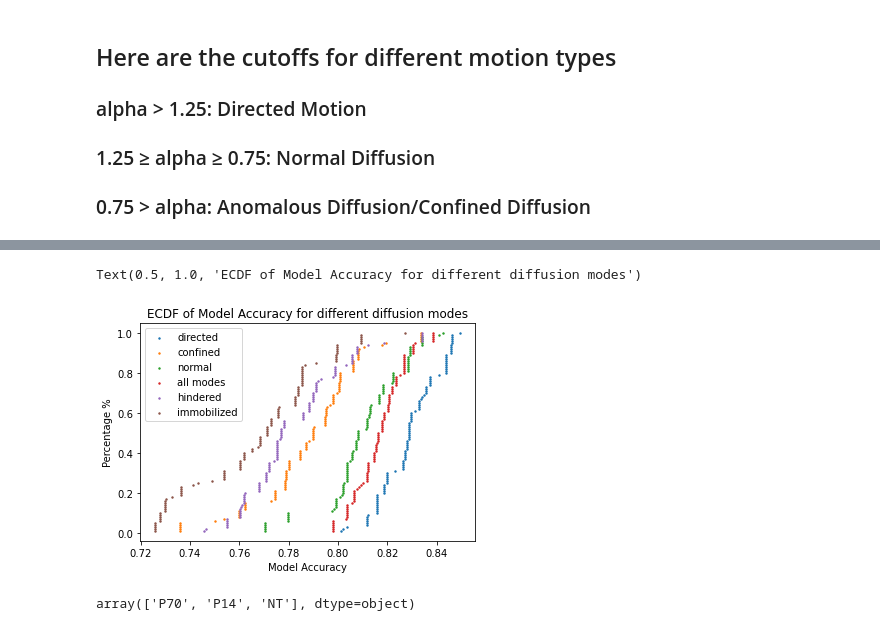
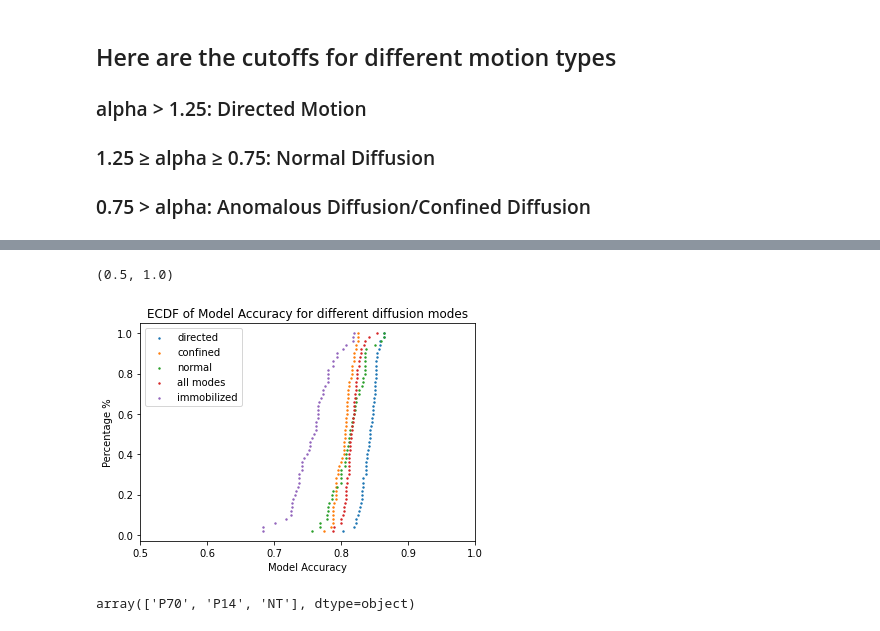
Before and after one commit to Nance-Lab/diff_predictor, a Jupyter notebook: notebooks/diff_mode_analysis.ipynb, the cells around one changed output, grey strips where cells are left out. Drawn from its saved outputs; the diff is of its cells as text; code cells hidden in the pictures.

```diff
--- a/notebooks/diff_mode_analysis.ipynb
+++ b/notebooks/diff_mode_analysis.ipynb
@@ -147,36 +147,36 @@ fig, axes = plt.subplots(1,3, sharey=True, figsize=(8,6))
 
 
 for i, unique_class in enumerate(ecm[target].unique()):
-    labels = ['directed', 'normal', 'confined', 'hindered', 'immobilized']
+    labels = ['directed', 'normal', 'constrained', 'immobilized']
     percentages = []
     #bins=200
     # print(f'class {unique_class}')
     df = ecm[ecm[target] == unique_class]
 
-    directed_df = df[df['alpha'] > 1.25]
+    directed_df = df[df['alpha'] > 1.1]
     percentages.append(len(directed_df)/len(df))
     # axes[i].hist(directed_df['alpha'], bins=bins)
     # print(len(directed_df))
     # print(f'directed diffusion %: {len(directed_df)/len(df)}')
 
-    normal_df = df[(df['alpha'] <= 1.25) & (df['alpha'] >= 0.75)]
+    normal_df = df[(df['alpha'] <= 1.1) & (df['alpha'] >= 0.9)]
     percentages.append(len(normal_df)/len(df))
     # axes[i].hist(normal_df['alpha'], bins=bins)
     # print(len(normal_df))
     # print(f'normal diffusion %: {len(normal_df)/len(df)}')
 
-    confined_df = df[(df['alpha'] < 0.75) & (df['alpha'] > 0.5)]
-    percentages.append(len(confined_df)/len(df))
+    constrained_df = df[(df['alpha'] < 0.9) & (df['alpha'] > 0.1)]
+    percentages.append(len(constrained_df)/len(df))
     # axes[i].hist(confined_df['alpha'], bins=bins)
     # print(len(confined_df))
     # print(f'confined diffusion %: {len(confined_df)/len(df)}')
 
-    hindered_df = df[(df['alpha'] <= 0.5) & (df['alpha'] > 0.2)]
-    percentages.append(len(hindered_df)/len(df))
+    #hindered_df = df[(df['alpha'] <= 0.5) & (df['alpha'] > 0.2)]
+    #percentages.append(len(hindered_df)/len(df))
     # axes[i].hist(hindered_df['alpha'], bins=bins)
     # print(f'hindered diffusion %: {len(hindered_df)/len(df)}')
 
-    immobilized_df = df[(df['alpha'] <= 0.2)]
+    immobilized_df = df[(df['alpha'] <= 0.1)]
     percentages.append(len(immobilized_df)/len(df))
     # axes[i].hist(immobilized_df['alpha'], bins='doane')
     # print(f'immobilized diffusion %: {len(immobilized_df)/len(df)}')
@@ -272,7 +309,7 @@ def full_preprocess(ecm, balanced=True, target=None):
     dtrain = xgb.DMatrix(X_train[features], label=y_train)
     dtest = xgb.DMatrix(X_test[features], label=y_test)
     dval = xgb.DMatrix(X_val[features], label=y_val)
-    return dtrain, dtest, dval, X_train, y_test
+    return dtrain, dtest, dval, X_train, X_test, y_train, y_test
 # %%
 param = {'max_depth': 3,
          'eta': 0.005,
@@ -291,9 +328,9 @@ param = {'max_depth': 3,
 #          'predictor': 'gpu_predictor'
          }
 # %%
-confined_ecm = ecm[(ecm['alpha'] < 0.75) & (ecm['alpha'] > 0.5)]
-normal_ecm = ecm[(ecm['alpha'] >= 0.75) & (ecm['alpha'] <= 1.25)]
-directed_ecm = ecm[ecm['alpha'] > 1.25]
+confined_ecm = ecm[(ecm['alpha'] < 0.9) & (ecm['alpha'] > 0.1)]
+normal_ecm = ecm[(ecm['alpha'] >= 0.9) & (ecm['alpha'] <= 1.1)]
+directed_ecm = ecm[ecm['alpha'] > 1.1]
 
-hindered_ecm = ecm[(ecm['alpha'] > 0.2) & (ecm['alpha'] <= 0.5)]
-immobilized_ecm = ecm[ecm['alpha'] <= 0.2]
+#hindered_ecm = ecm[(ecm['alpha'] > 0.2) & (ecm['alpha'] <= 0.5)]
+immobilized_ecm = ecm[ecm['alpha'] <= 0.1]
@@ -370,27 +439,27 @@ age_result_df.to_csv('age_accuracies_v2.csv', index=False)
 # %%
 plt.figure()
 conf_x, conf_y = ecdf(np.array(confined_acc_list))
 dir_x, dir_y = ecdf(np.array(directed_acc_list))
 norm_x, norm_y = ecdf(np.array(normal_acc_list))
 all_x, all_y = ecdf(np.array(all_acc_list))
-hind_x, hind_y = ecdf(np.array(hindered_acc_list))
+#hind_x, hind_y = ecdf(np.array(hindered_acc_list))
 imm_x, imm_y = ecdf(np.array(immobilized_acc_list))
 #no_imm_x, no_imm_y = ecdf(np.array(no_imm_acc))
 plt.scatter(dir_x, dir_y, label='directed', s=2)
 plt.scatter(conf_x, conf_y, label='confined', s=2)
 plt.scatter(norm_x, norm_y, label='normal', s=2)
 plt.scatter(all_x, all_y, label='all modes', s=2)
-plt.scatter(hind_x, hind_y, label='hindered', s=2)
+#plt.scatter(hind_x, hind_y, label='hindered', s=2)
 plt.scatter(imm_x, imm_y, label='immobilized', s=2)
 #plt.scatter(no_imm_x, no_imm_y, label='no immobilized points', s=0.5)
 plt.legend()
 plt.xlabel('Model Accuracy')
 plt.ylabel('Percentage %')
 plt.title('ECDF of Model Accuracy for different diffusion modes')
-#plt.xlim([0.73, 0.86])
+plt.xlim([0.5, 1])
 # %% [output]
-Text(0.5, 1.0, 'ECDF of Model Accuracy for different diffusion modes')
+(0.5, 1.0)
-[figure, old version]
+[figure, new version]
 # %%
 plt.scatter(dir_x, dir_y, label='directed')
 # %%
```
Also changed, not shown: parts of 12 cells of this notebook, 3 other files.
